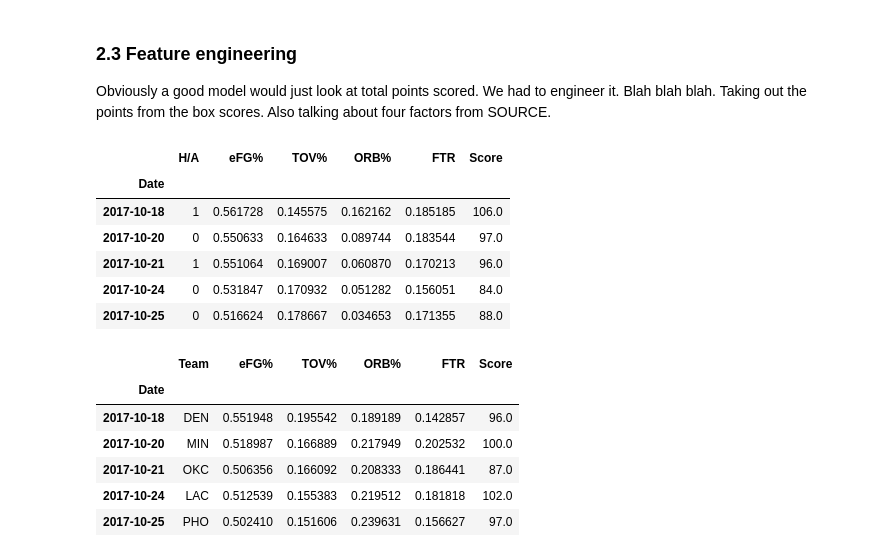
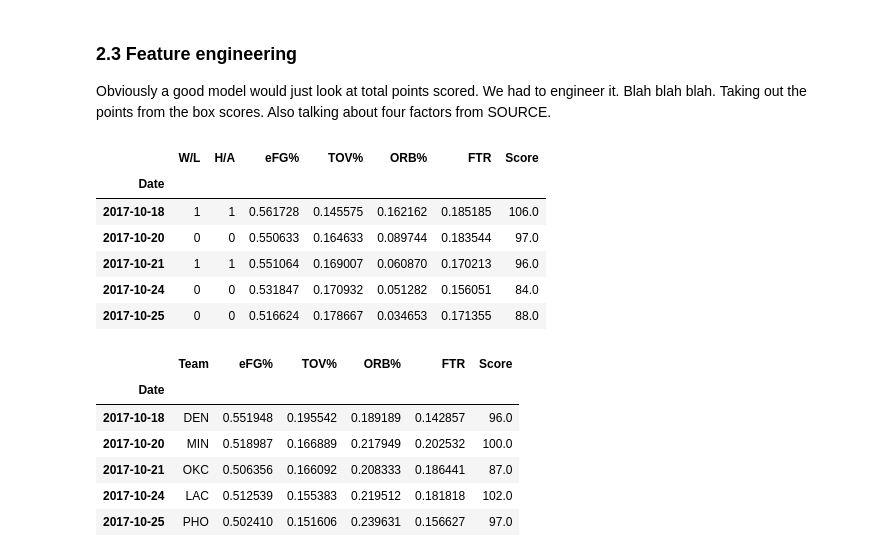
Before and after one commit to zachjoachim7/Volume3PortfolioProject, a Jupyter notebook: Volume 3 Portfolio Project Data Cleaning.ipynb, the cells around one changed output. Saved outputs shown, nothing was run; the diff lists cells and outputs as text; code cells hidden in the pictures.

```diff
--- a/Volume 3 Portfolio Project Data Cleaning.ipynb
+++ b/Volume 3 Portfolio Project Data Cleaning.ipynb
@@ -78,33 +79,35 @@ opp_data.head()
 Obviously a good model would just look at total points scored. We had to engineer it.  Blah blah blah. Taking out the points from the box scores. Also talking about four factors from SOURCE.
 # %%
 team_four_factors = pd.DataFrame({'Date':[],
+                                  'W/L': [],
                                   'H/A':[],
                                   'eFG%':[],
                                   'TOV%':[],
                                   'ORB%':[],
                                   'FTR':[],
                                   'Score':[]})
 
 team_four_factors['Date'] = team_data['Date']
+team_four_factors['W/L'] = team_data['W/L'].replace({'W': 1, 'L': 0})
 team_four_factors['H/A'] = team_data['H/A']
 team_four_factors["eFG%"] = (team_data['FG_cum'] + 0.5 * team_data['3P_cum']) / team_data['FGA_cum']
 team_four_factors['TOV%'] = team_data['TOV_cum'] / (team_data['FGA_cum'] + 0.44 * team_data['FTA_cum'] + team_data['TOV_cum'])
 team_four_factors['ORB%'] = team_data['ORB'] / (team_data['ORB_cum'] + (opp_data['TRB_cum'] - opp_data['ORB_cum']))
 team_four_factors['FTR'] = team_data['FT_cum'] / team_data['FGA_cum']
 team_four_factors['Score'] = team_data['Team Score']
 team_four_factors.set_index('Date', inplace=True)
 team_four_factors.loc[team_four_factors['H/A'] == '@', 'H/A'] = 0
 team_four_factors.loc[team_four_factors['H/A'] == 'vs', 'H/A'] = 1
 # team_four_factors.drop(team_four_factors['H/A'] == 0, 'H/A')
 team_four_factors.head()
 # %% [output]
-|  | H/A | eFG% | TOV% | ORB% | FTR | Score |
-| Date |  |  |  |  |  |  |
-| 2017-10-18 | 1 | 0.561728 | 0.145575 | 0.162162 | 0.185185 | 106.0 |
-| 2017-10-20 | 0 | 0.550633 | 0.164633 | 0.089744 | 0.183544 | 97.0 |
-| 2017-10-21 | 1 | 0.551064 | 0.169007 | 0.060870 | 0.170213 | 96.0 |
-| 2017-10-24 | 0 | 0.531847 | 0.170932 | 0.051282 | 0.156051 | 84.0 |
-| 2017-10-25 | 0 | 0.516624 | 0.178667 | 0.034653 | 0.171355 | 88.0 |
+|  | W/L | H/A | eFG% | TOV% | ORB% | FTR | Score |
+| Date |  |  |  |  |  |  |  |
+| 2017-10-18 | 1 | 1 | 0.561728 | 0.145575 | 0.162162 | 0.185185 | 106.0 |
+| 2017-10-20 | 0 | 0 | 0.550633 | 0.164633 | 0.089744 | 0.183544 | 97.0 |
+| 2017-10-21 | 1 | 1 | 0.551064 | 0.169007 | 0.060870 | 0.170213 | 96.0 |
+| 2017-10-24 | 0 | 0 | 0.531847 | 0.170932 | 0.051282 | 0.156051 | 84.0 |
+| 2017-10-25 | 0 | 0 | 0.516624 | 0.178667 | 0.034653 | 0.171355 | 88.0 |
 # %%
 opp_four_factors = pd.DataFrame({'Team':[],
                                  'Date':[],
```
Also changed, not shown: parts of 9 cells of this notebook, 1 other file.
